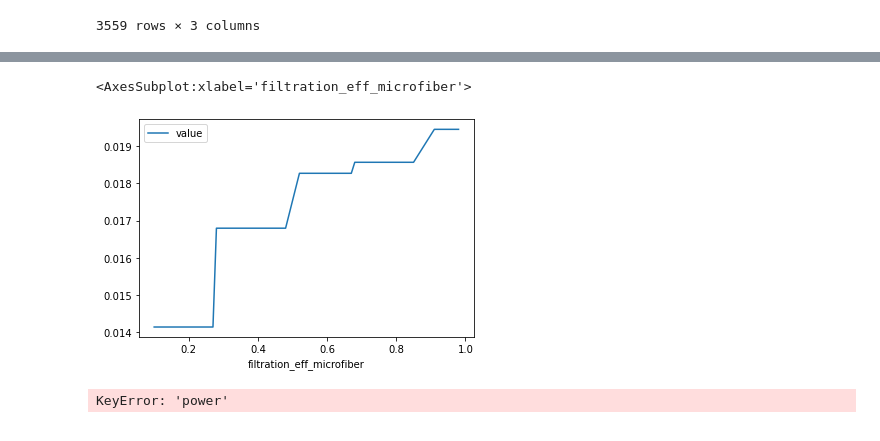
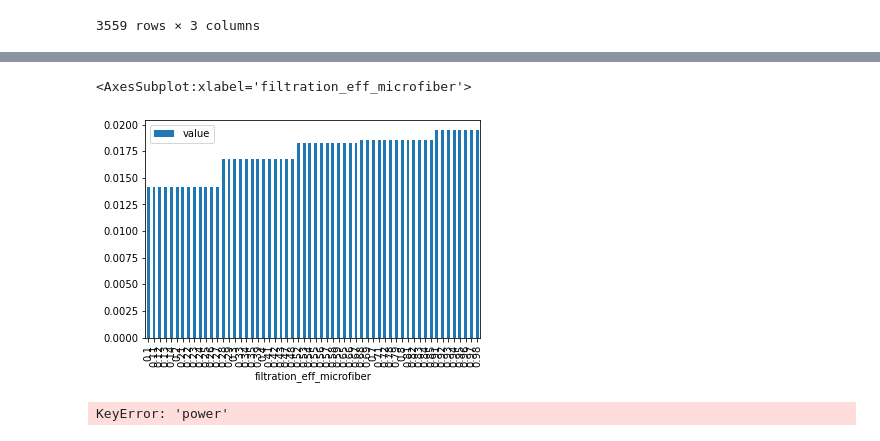
Before and after one commit to Edderic/graphica, a Jupyter notebook: notebooks/air_cleaning_experiments/air_cleaning_experiments.ipynb, the cells around one changed output, grey strips where cells are left out. Drawn from its saved outputs; the diff is of its cells as text; code cells hidden in the pictures.

```diff
--- a/notebooks/air_cleaning_experiments/air_cleaning_experiments.ipynb
+++ b/notebooks/air_cleaning_experiments/air_cleaning_experiments.ipynb
@@ -628,7 +628,8 @@ def generate_cpts_for_anemometer_readings(
     number_of_readings,
     anemometer_reading_df,
     given,
-    outcome
+    outcome,
+    storage_path
 ):
     """
     Generate conditional probability tables of anemometer readings.
@@ -741,13 +742,14 @@ factor.get_df()[['actual_mps', 'value']].set_index('actual_mps').plot.bar()
 ### sample_total_air_delivery_rate
 # %%
 def sample_total_air_delivery_rate(
+    bayesian_network,
     anemometer_readings,
-    num_sections_per_layer = 12.0,
-    num_feet_in_meters = 3.28084,
-    num_layers = 3,
-    no_air_flow_middle_diam_inches = 5.5,
-    with_air_flow_inches = 8.0,
-    sample_size = 10000
+    num_sections_per_layer=12.0,
+    num_feet_in_meters=3.28084,
+    num_layers=3,
+    no_air_flow_middle_diam_inches=5.5,
+    with_air_flow_inches=8.0,
+    sample_size=10000
 ):
     """
     Sample total air delivery rate.
@@ -765,7 +767,7 @@ def sample_total_air_delivery_rate(
 
         for group in range(int(num_sections_per_layer)):
             wind_speed_readings_for_layer_group = anemometer_readings[
-                (anemometer_readings['layer'] == layer) \
+                (anemometer_readings['layer'] == layer)
                 & (anemometer_readings['group'] == group)
             ]
 
@@ -784,7 +786,7 @@ def sample_total_air_delivery_rate(
             )
 
             factor = VE(
-                network=bn,
+                network=bayesian_network,
                 query=query
             ).compute()
 
@@ -799,7 +801,7 @@ def sample_total_air_delivery_rate(
             actual_windspeed_in_feet_per_second = \
                 actual_windspeed_in_meters_per_second * num_feet_in_meters
 
-            mean_windspeed = actual_windspeed_in_feet_per_second.mean()
+            # mean_windspeed = actual_windspeed_in_feet_per_second.mean()
             total = total + actual_windspeed_in_feet_per_second * sq_ft_section
 
     return pd.Series(total)
@@ -2009,7 +2667,7 @@ result = VE(
                 'room_vol': 720
             },
             {
-                'adr_cfps_microfiber': 3.8
+                'adr_cfps CR=microfiber': 3.8
             }
         ])
 ).compute()
@@ -2038,8 +2781,8 @@ get_df
 # %%
-get_df[['filtration_eff_microfiber', 'value']].plot(x='filtration_eff_microfiber', y='value')
+get_df[['filtration_eff_microfiber', 'value']].plot.bar(x='filtration_eff_microfiber', y='value')
 # %% [output]
 <AxesSubplot:xlabel='filtration_eff_microfiber'>
-[figure, old version]
+[figure, new version]
 # %%
 sns.heatmap(get_df.pivot_table(values=['value'], index=["power"], columns=['decay']))
 # %% [output]
```
Also changed, not shown: parts of 30 cells of this notebook, 1 other file.
